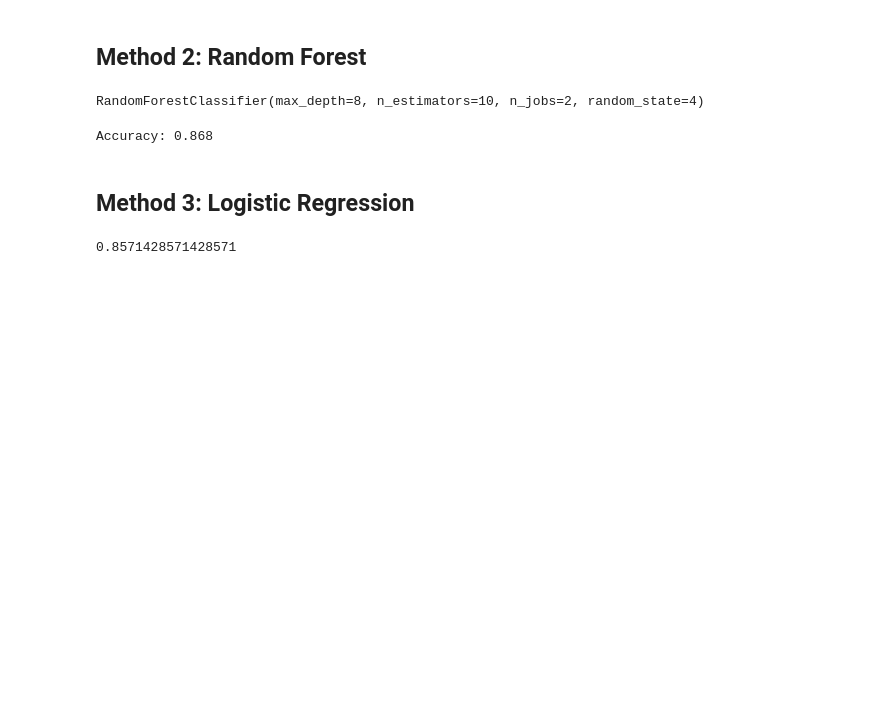
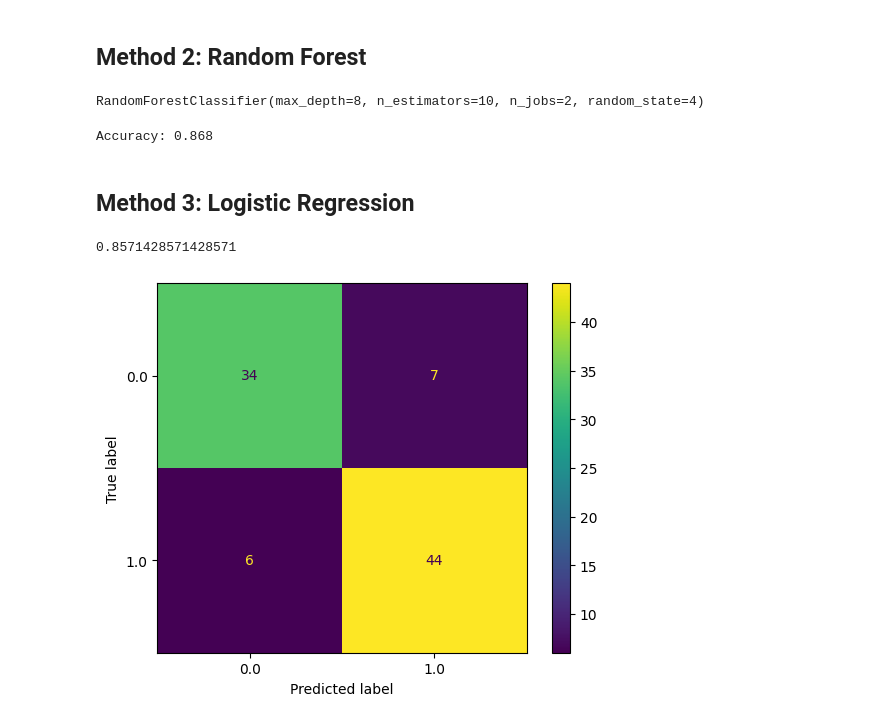
Before and after one commit to vasqua/comp562_final_project, a Jupyter notebook: COMP562_final_project_analysis.ipynb, the cells around one changed output. Saved outputs shown, nothing was run; the diff lists cells and outputs as text; code cells hidden in the pictures; blank space fills up the shorter version.

Commit message:
added logistic regression confusion matrix and binary tree classifier

```diff
--- a/COMP562_final_project_analysis.ipynb
+++ b/COMP562_final_project_analysis.ipynb
@@ -95,3 +109,8 @@ clf.predict_proba(X_test)
 clf.score(X_test, y_test)
 # %% [output]
 0.8571428571428571
+# %%
+plot_confusion_matrix(clf, X_test, y_test)
+plt.show()
+# %% [output]
+[figure, added]
```
Also changed, not shown: parts of 4 cells of this notebook.
